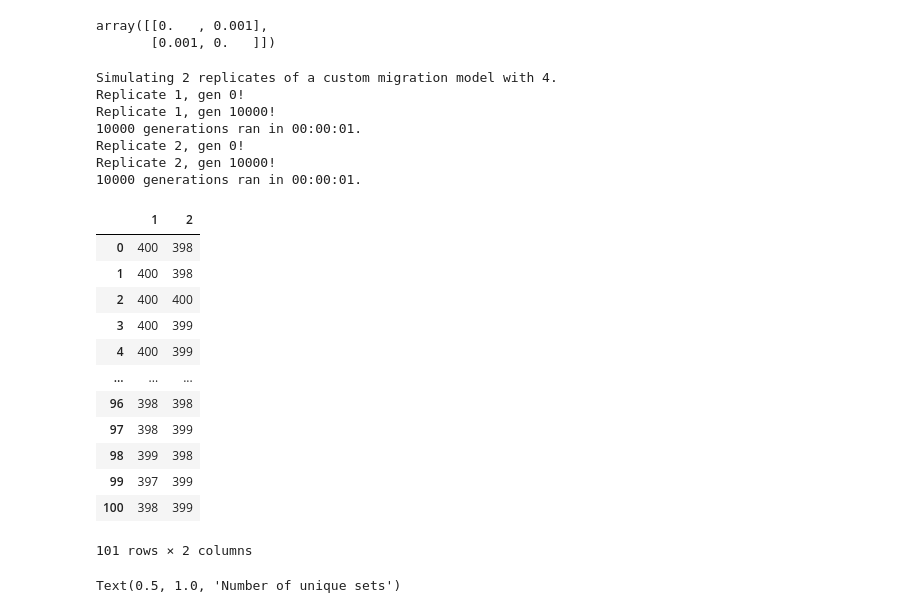
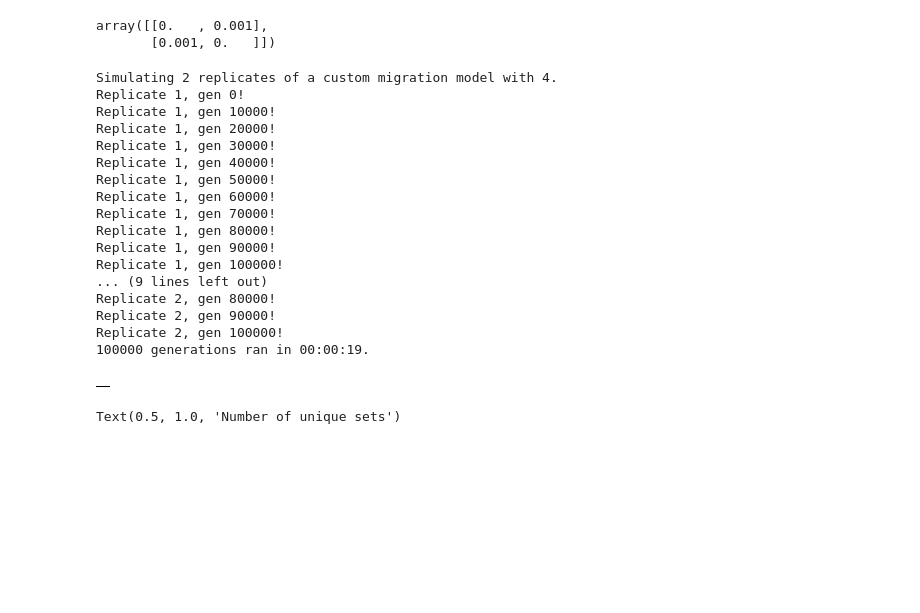
Before and after one commit to mtomasini/MetapopulationsPython, a Jupyter notebook: exploration.ipynb, the cells around one changed output. Saved outputs shown, nothing was run; the diff lists cells and outputs as text; code cells hidden in the pictures; blank space fills up the shorter version.

```diff
--- a/exploration.ipynb
+++ b/exploration.ipynb
@@ -72,33 +72,31 @@ migrations
 array([[0.   , 0.001],
        [0.001, 0.   ]])
 # %%
-sim = Simulation(10000, 4, "island_model", "axelrod_interaction", 100, 2, "test")
+sim = Simulation(100000, 4, "island_model", "axelrod_interaction", 100, 2, "test")
 # %%
 sim.run_simulation()
 # %% [output]
 Simulating 2 replicates of a custom migration model with 4.
 Replicate 1, gen 0!
 Replicate 1, gen 10000!
-10000 generations ran in 00:00:01.
-Replicate 2, gen 0!
-Replicate 2, gen 10000!
-10000 generations ran in 00:00:01.
+Replicate 1, gen 20000!
+Replicate 1, gen 30000!
+Replicate 1, gen 40000!
+Replicate 1, gen 50000!
+Replicate 1, gen 60000!
+Replicate 1, gen 70000!
+Replicate 1, gen 80000!
+Replicate 1, gen 90000!
+Replicate 1, gen 100000!
+... (9 lines left out)
+Replicate 2, gen 80000!
+Replicate 2, gen 90000!
+Replicate 2, gen 100000!
+100000 generations ran in 00:00:19.
 # %%
-sim.metapop_set_counts
+sim.metapop_shannon
 # %% [output]
-|  | 1 | 2 |
-| 0 | 400 | 398 |
-| 1 | 400 | 398 |
-| 2 | 400 | 400 |
-| 3 | 400 | 399 |
-| 4 | 400 | 399 |
-| ... | ... | ... |
-| 96 | 398 | 398 |
-| 97 | 398 | 399 |
-| 98 | 399 | 398 |
-| 99 | 397 | 399 |
-| 100 | 398 | 399 |
+|  |
-101 rows × 2 columns
 # %%
 pd.concat([sim.subpop_set_counts, sim.metapop_set_counts/4], axis=1).plot()
 plt.legend(["average of subpopulations", "whole metapopulation (norm)"])
```
Also changed, not shown: parts of 3 cells of this notebook, 2 other files.
